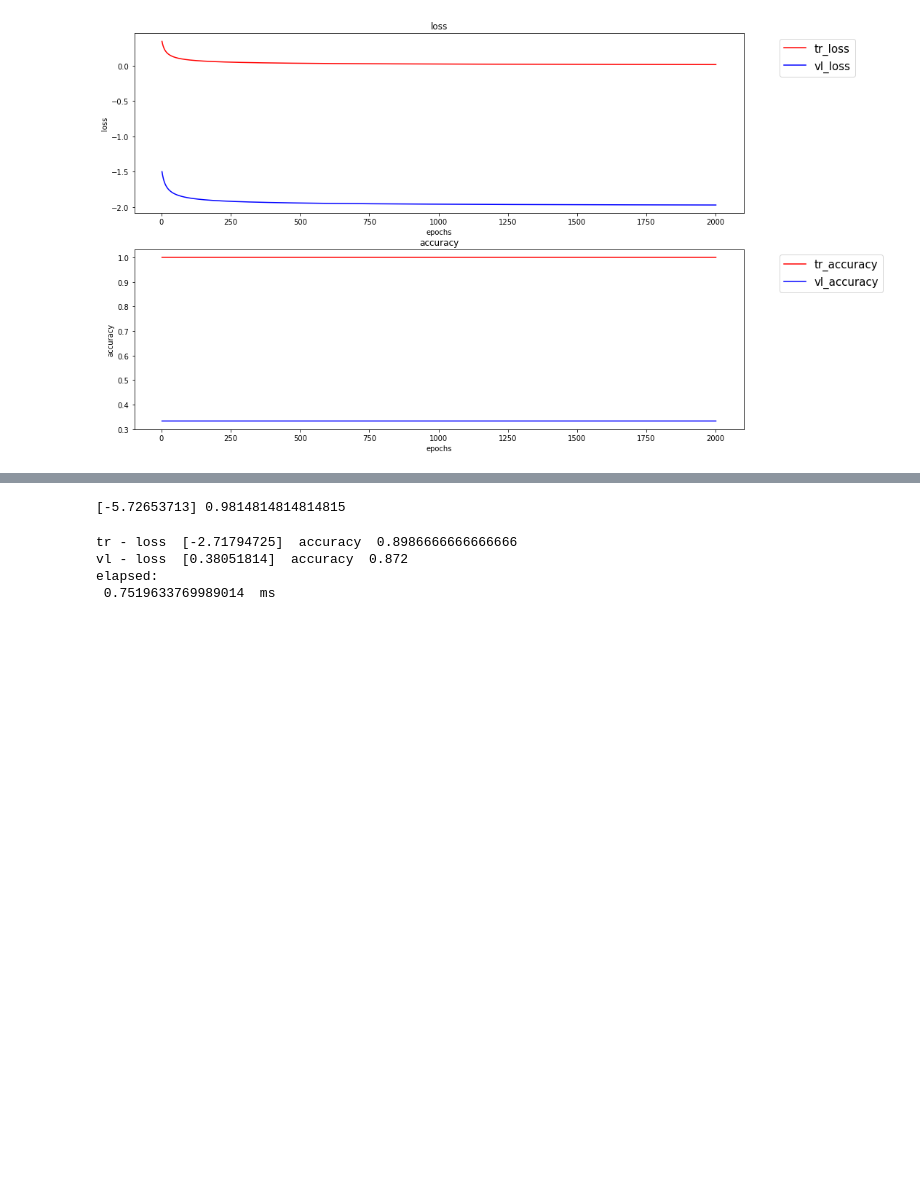
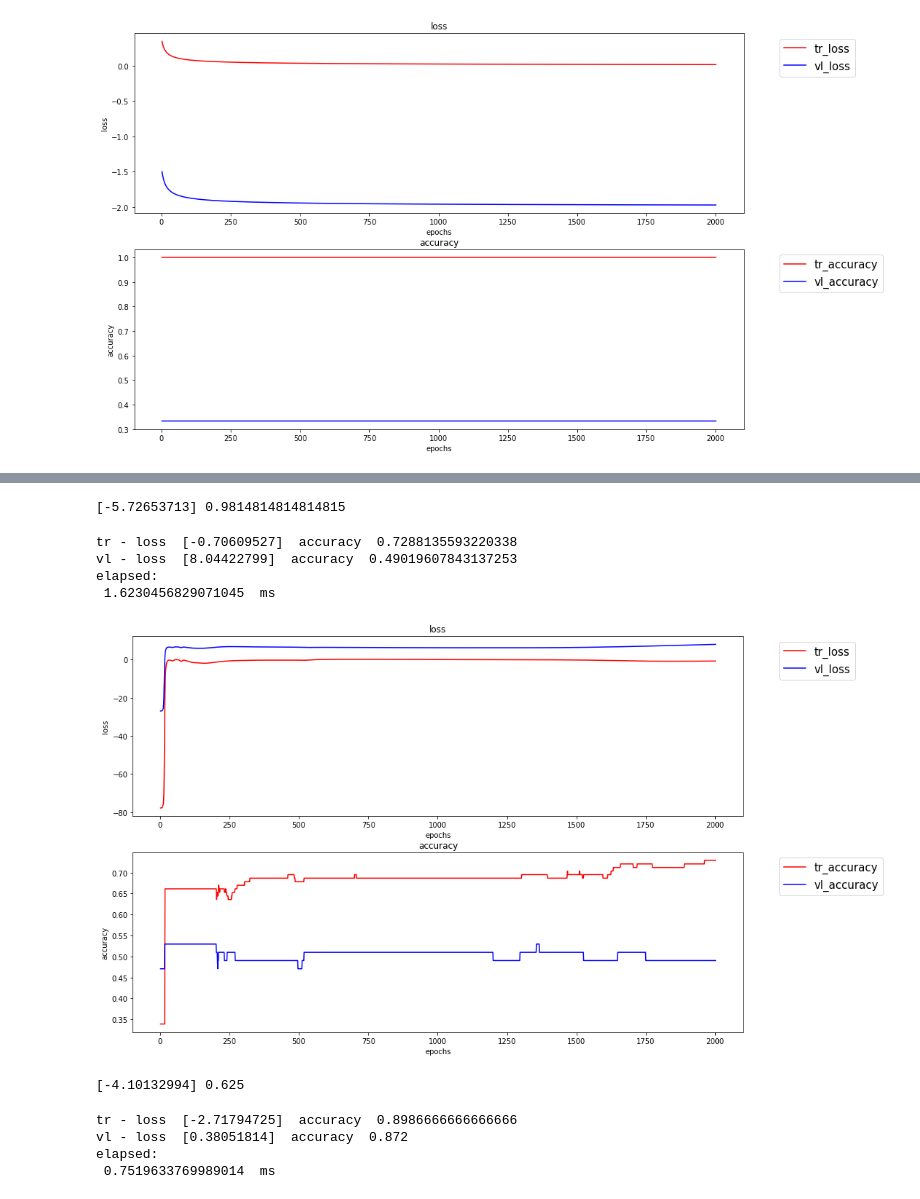
Before and after one commit to deRemo/NNLib, a Jupyter notebook: nn.ipynb, the cells around one changed output, grey strips where cells are left out. Saved outputs shown, nothing was run; the diff lists cells and outputs as text; code cells hidden in the pictures; blank space fills up the shorter version.

```diff
--- a/nn.ipynb
+++ b/nn.ipynb
@@ -311,9 +311,34 @@ elapsed:
 [figure]
+# %%
+l,a = nn.evaluate(test_set, test_targets.T)
+print(l, a)
+# %% [output]
+[-5.72653713] 0.9814814814814815
+# %%
+#MONK2 PROBLEM
+train_set = np.genfromtxt("/home/remo/anaconda3/notebooks/ML/monks/monks2-train.txt", delimiter=" ", dtype="int")[:,1:-1] #rimuove la colonna nan alla fine
+train_targets = np.genfromtxt("/home/remo/anaconda3/notebooks/ML/monks/monks2-train.txt", delimiter=" ", dtype="int")[:,0:1].T
+
+test_set = np.genfromtxt("/home/remo/anaconda3/notebooks/ML/monks/monks2-test.txt", delimiter=" ", dtype="int") [:,1:-1] #rimuove targets e colonna nan
+test_targets = np.genfromtxt("/home/remo/anaconda3/notebooks/ML/monks/monks2-test.txt", delimiter=" ", dtype="int") [:,0:1].T
+# %%
+nn = NeuralNetwork()
+nn.add_layer('dense', 10, 'sigmoid', train_set.shape[1]) #input layer
+nn.add_layer('dense', 10, 'sigmoid')
+nn.add_layer('dense', 1, 'sigmoid')
+
+nn.fit(train_set, train_targets, 0.02, test_size=0.3, epochs=2000)
+# %% [output]
+tr - loss  [-0.70609527]  accuracy  0.7288135593220338
+vl - loss  [8.04422799]  accuracy  0.49019607843137253
+elapsed:
+ 1.6230456829071045  ms
+[figure, added]
 # %%
 l,a = nn.evaluate(test_set, test_targets.T)
 print(l, a)
 # %% [output]
-[-5.72653713] 0.9814814814814815
+[-4.10132994] 0.625
 # %%
 dataset, targets = make_moons(n_samples=1000)
 targets=targets.reshape(1, targets.size)
```
Also changed, not shown: parts of 3 cells of this notebook, 6 other files.
